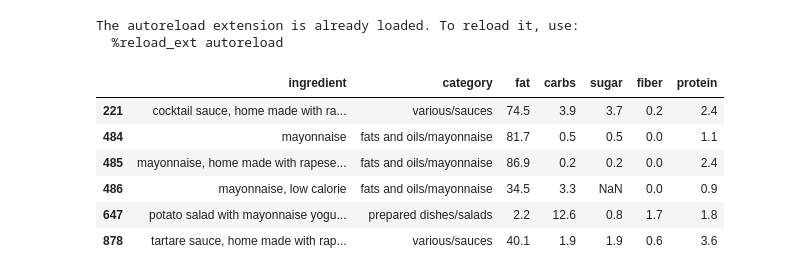
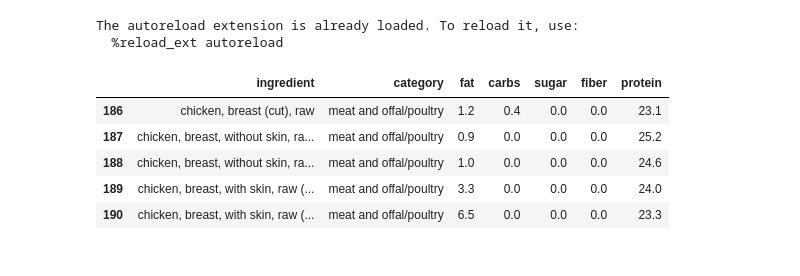
Before and after one commit to fabiangunzinger/food-tracker, a Jupyter notebook: dashboard.ipynb, the cells around one changed output. Saved outputs shown, nothing was run; the diff lists cells and outputs as text; code cells hidden in the pictures.

```diff
--- a/dashboard.ipynb
+++ b/dashboard.ipynb
@@ -11,37 +15,14 @@ from foods.dashboard import (read_database, find_item,
 # %% [output]
 The autoreload extension is already loaded. To reload it, use:
   %reload_ext autoreload
-# %%
-new_foods = {
-    'almond butter': ['pip & nut almond butter', 'added', 54, 7.5, 4.6, np.nan , 27],
-    'macadamias': ['macadamia nuts', 'added', 75.3, 6.2, 3.8, 6.3, 9.0],
-    'chicory coffee': ['chicory coffee', 'added', 0.5, 73.2, 28.2, 15.3, 3.5],
-    'spirulina': ['spirulina', 'added', 8, 24, 3.1, 3.6, 57],
-    'cheddar': ['cheddar', 'added', 34.9, 0.1, 0.1, 0, 25.4],
-    'kallo chicken stock': ['kallo chicken stock cube (1 cube)', 'added', 2.5, 3, 0.5, np.nan, 0.5],
-    'heck chicken sausages': ['heck chicken sausages', 'added', 3.9, 1.6, 0.6, np.nan, 21.5],
-    'tesco bacon': ['tesco bacon', 'added', 15.9, 1, 0.2, 0.7, 19],
-    'marigold veg bouillon': ['marigold veg bouillon', 'added', 8.5, 30.1, 10.5, np.nan, 10.1],
-    'tesco wild salmon': ['tesco wild salmon', 'added', 2.7, 1.1, 0, 0, 20],
-    'beef mince (tesco finest)': ['beef mince (tesco finest)', 'added', 14.5, 0, 0, 0, 19.7],
-    'pride coconut milk': ['pride coconut milk', 'added', 15, 1.6, 1.6, np.nan, 1],
-    'alpro coconut milk': ['alpro coconut milk', 'added', 1.2, 0, 0, 0.1, 0.1],
-    'tesco coconut cream': ['tesco coconut cream', 'added', 20, 1.5, 1.5, 1.5, 1.3],
-    'tesco chicken thighs and drummsticks': ['tesco chicken thighs and drummsticks', 'added', 14, 0, 0, 0, 17],
-}
-
-foods = read_database()
-cols = foods.columns
-new_foods_df = pd.DataFrame(new_foods.values(), columns=cols)
-foods = foods.append(new_foods_df, ignore_index=True)
-
-find_item('mayo', foods)
-# %% [output]
-|  | ingredient | category | fat | carbs | sugar | fiber | protein |
-| 221 | cocktail sauce, home made with ra... | various/sauces | 74.5 | 3.9 | 3.7 | 0.2 | 2.4 |
-| 484 | mayonnaise | fats and oils/mayonnaise | 81.7 | 0.5 | 0.5 | 0.0 | 1.1 |
-| 485 | mayonnaise, home made with rapese... | fats and oils/mayonnaise | 86.9 | 0.2 | 0.2 | 0.0 | 2.4 |
-| 486 | mayonnaise, low calorie | fats and oils/mayonnaise | 34.5 | 3.3 | NaN | 0.0 | 0.9 |
-| 647 | potato salad with mayonnaise yogu... | prepared dishes/salads | 2.2 | 12.6 | 0.8 | 1.7 | 1.8 |
-| 878 | tartare sauce, home made with rap... | various/sauces | 40.1 | 1.9 | 1.9 | 0.6 | 3.6 |
+# %%
+foods = read_database()
+find_item('chicken, brea', foods)
+# %% [output]
+|  | ingredient | category | fat | carbs | sugar | fiber | protein |
+| 186 | chicken, breast (cut), raw | meat and offal/poultry | 1.2 | 0.4 | 0.0 | 0.0 | 23.1 |
+| 187 | chicken, breast, without skin, ra... | meat and offal/poultry | 0.9 | 0.0 | 0.0 | 0.0 | 25.2 |
+| 188 | chicken, breast, without skin, ra... | meat and offal/poultry | 1.0 | 0.0 | 0.0 | 0.0 | 24.6 |
+| 189 | chicken, breast, with skin, raw (... | meat and offal/poultry | 3.3 | 0.0 | 0.0 | 0.0 | 24.0 |
+| 190 | chicken, breast, with skin, raw (... | meat and offal/poultry | 6.5 | 0.0 | 0.0 | 0.0 | 23.3 |
 # %%
```
Also changed, not shown: parts of 2 cells of this notebook, 2 other files.
